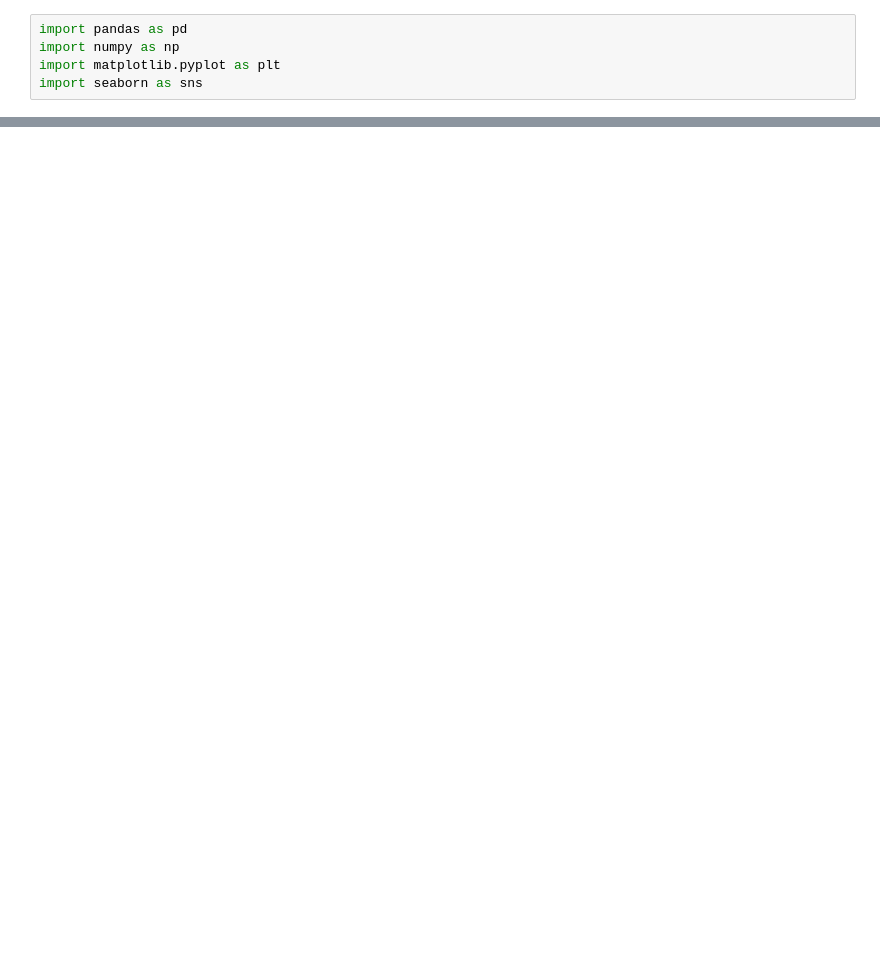
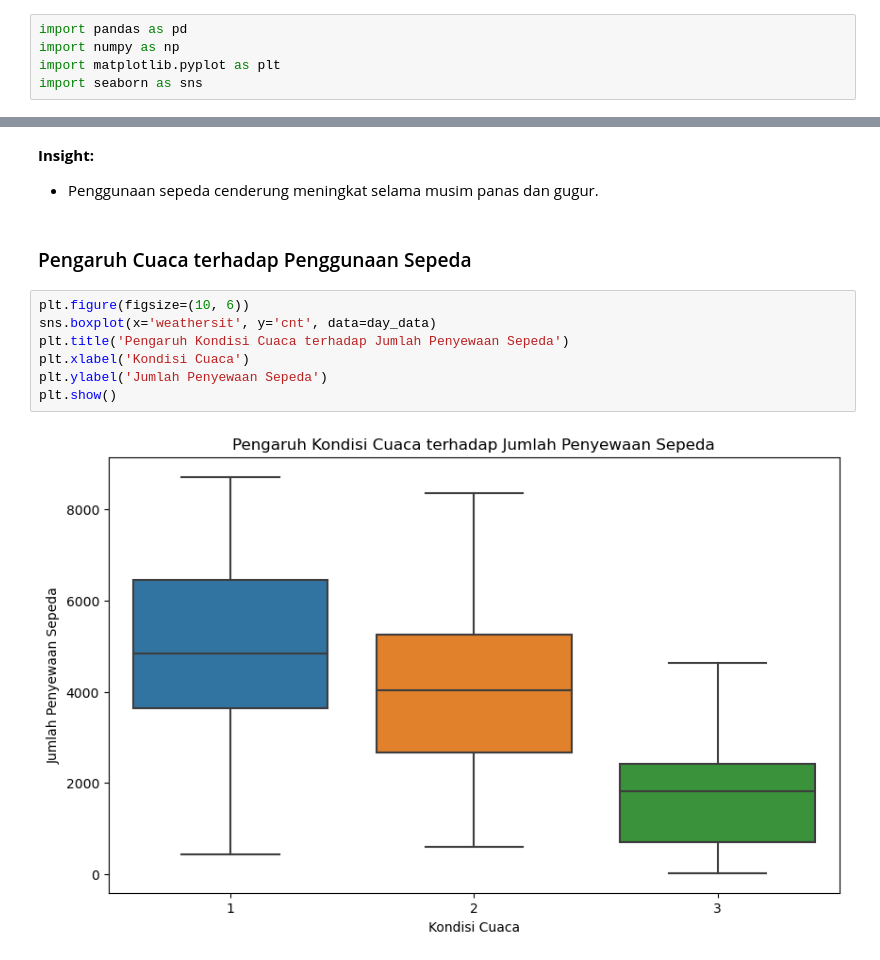
Before and after one commit to TrizzlyGH/DatSci-Dicoding-Nasywan, a Jupyter notebook: notebook.ipynb, the cells around one changed output, grey strips where cells are left out. Saved outputs shown, nothing was run; the diff lists cells and outputs as text; blank space fills up the shorter version.

```diff
--- a/notebook.ipynb
+++ b/notebook.ipynb
@@ -199,0 +121,15 @@ plt.show()
+# %% [markdown]
+ **Insight:**
+
+ - Penggunaan sepeda cenderung meningkat selama musim panas dan gugur.
+# %% [markdown]
+ ### Pengaruh Cuaca terhadap Penggunaan Sepeda
+# %%
+plt.figure(figsize=(10, 6))
+sns.boxplot(x='weathersit', y='cnt', data=day_data)
+plt.title('Pengaruh Kondisi Cuaca terhadap Jumlah Penyewaan Sepeda')
+plt.xlabel('Kondisi Cuaca')
+plt.ylabel('Jumlah Penyewaan Sepeda')
+plt.show()
+# %% [output]
+[figure, added]
```
Also changed, not shown: parts of 51 cells of this notebook, 2 other files.
